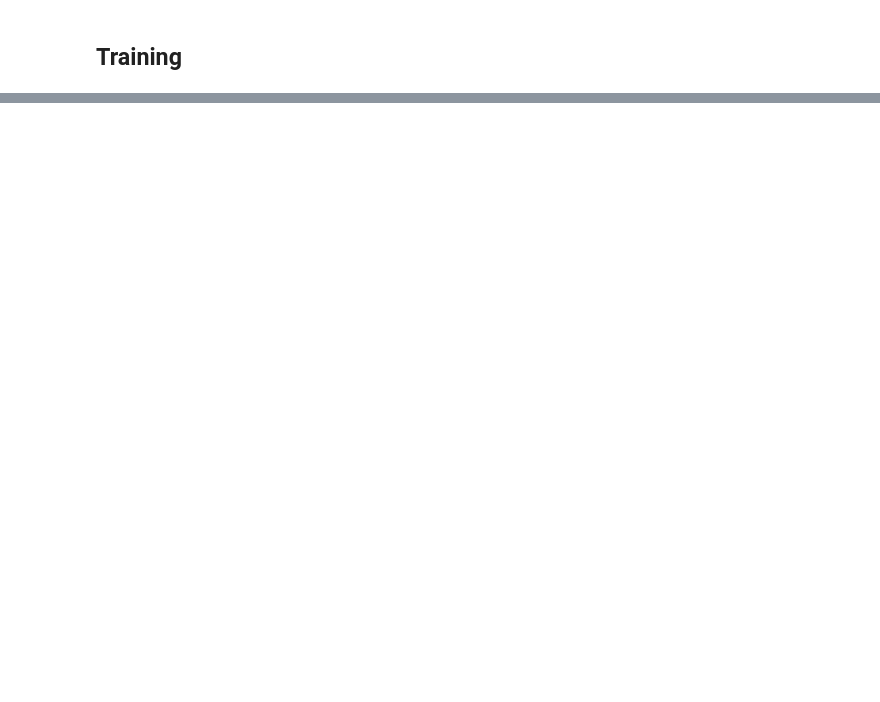
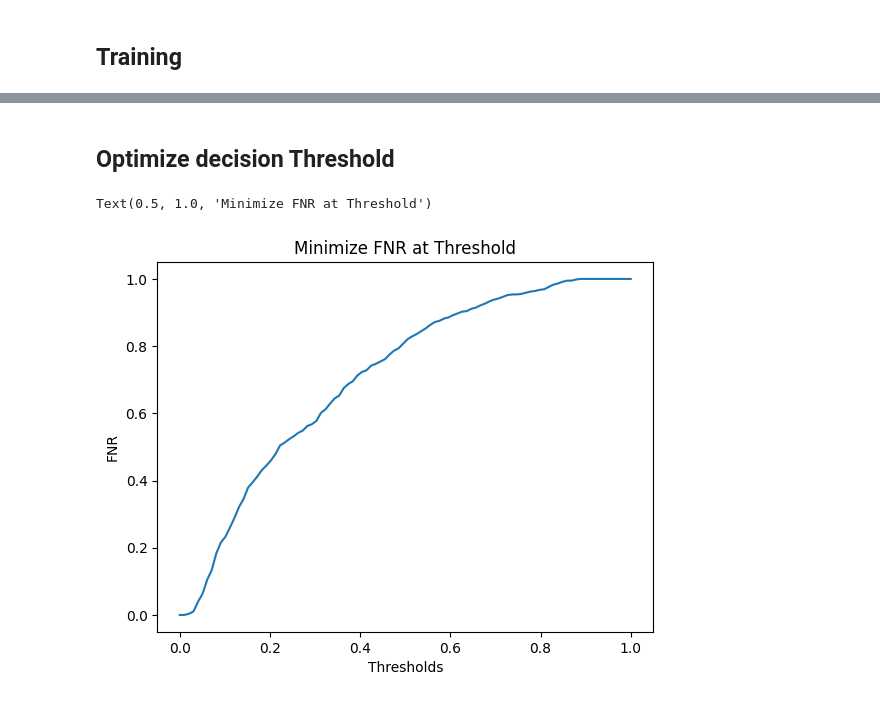
Before and after one commit to pascalbartschi/ICU-TimeSeries-Mortality-Prediction, a Jupyter notebook: notebooks/2_SupervisedML/Q2_RNN/Q2_RNN.ipynb, the cells around one changed output, grey strips where cells are left out. Cells and saved outputs as stored; diff of their text form; code cells hidden in the pictures; blank space fills up the shorter version.

Commit message:
Finish implementing LSTM for Q2
- Working Training
- Testing including overall acc ROC, PRC and Confusion Matrix
- Prediction Threshold calibration approach by minimizing FNR

```diff
--- a/notebooks/2_SupervisedML/Q2_RNN/Q2_RNN.ipynb
+++ b/notebooks/2_SupervisedML/Q2_RNN/Q2_RNN.ipynb
@@ -225,0 +333,14 @@ c:\Users\paesc\anaconda3\envs\py311\Lib\site-packages\pytorch_lightning\trainer\
+# %%
+log_root = "lightning_logs" # ICU-TimeSeries-Mortality-Prediction/notebooks/2_SupervisedML/Q2_RNN/lightning_logs"
+manual_version = None # "12302"
+latest_version = max(os.listdir(log_root), key=lambda x: int(x.split("_")[1]) if x.split("_")[0] == "version" else 0)
+latest_ckpt_dir = os.path.join(log_root, manual_version) if manual_version else os.path.join(log_root, latest_version)
+# print(latest_ckpt_dir)
+
+# Get path to best .ckpt file
+ckpt_files = glob(os.path.join(latest_ckpt_dir, "checkpoints", "*.ckpt"))
+best_ckpt_path = ckpt_files[0] if ckpt_files else None
+print(best_ckpt_path)
+
+model = LSTMClassifier.load_from_checkpoint(best_ckpt_path)
+trainer.test(model, datamodule=datamodule)
@@ -225,0 +370,13 @@ c:\Users\paesc\anaconda3\envs\py311\Lib\site-packages\pytorch_lightning\trainer\
+# %% [markdown]
+## Optimize decision Threshold
+# %%
+# idea: minimize threshold
+_, _, thresholds, fnrs = model.tune_threshold_min_fnr()
+plt.plot(thresholds, fnrs)
+plt.xlabel("Thresholds")
+plt.ylabel("FNR")
+plt.title("Minimize FNR at Threshold")
+# outcome: to simplistic approach, converges to 0
+# %% [output]
+Text(0.5, 1.0, 'Minimize FNR at Threshold')
+[figure, added]
```
Also changed, not shown: parts of 9 cells of this notebook.
